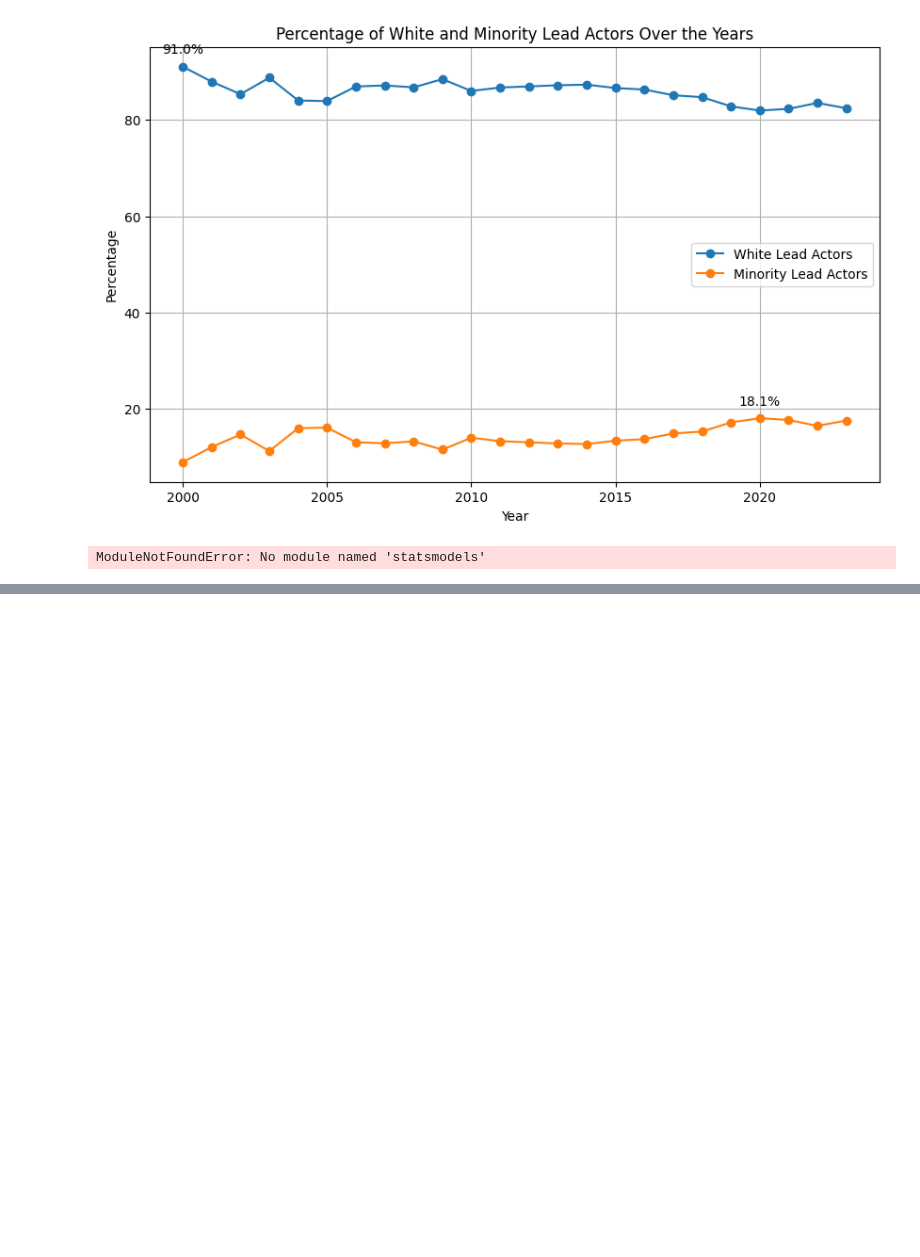
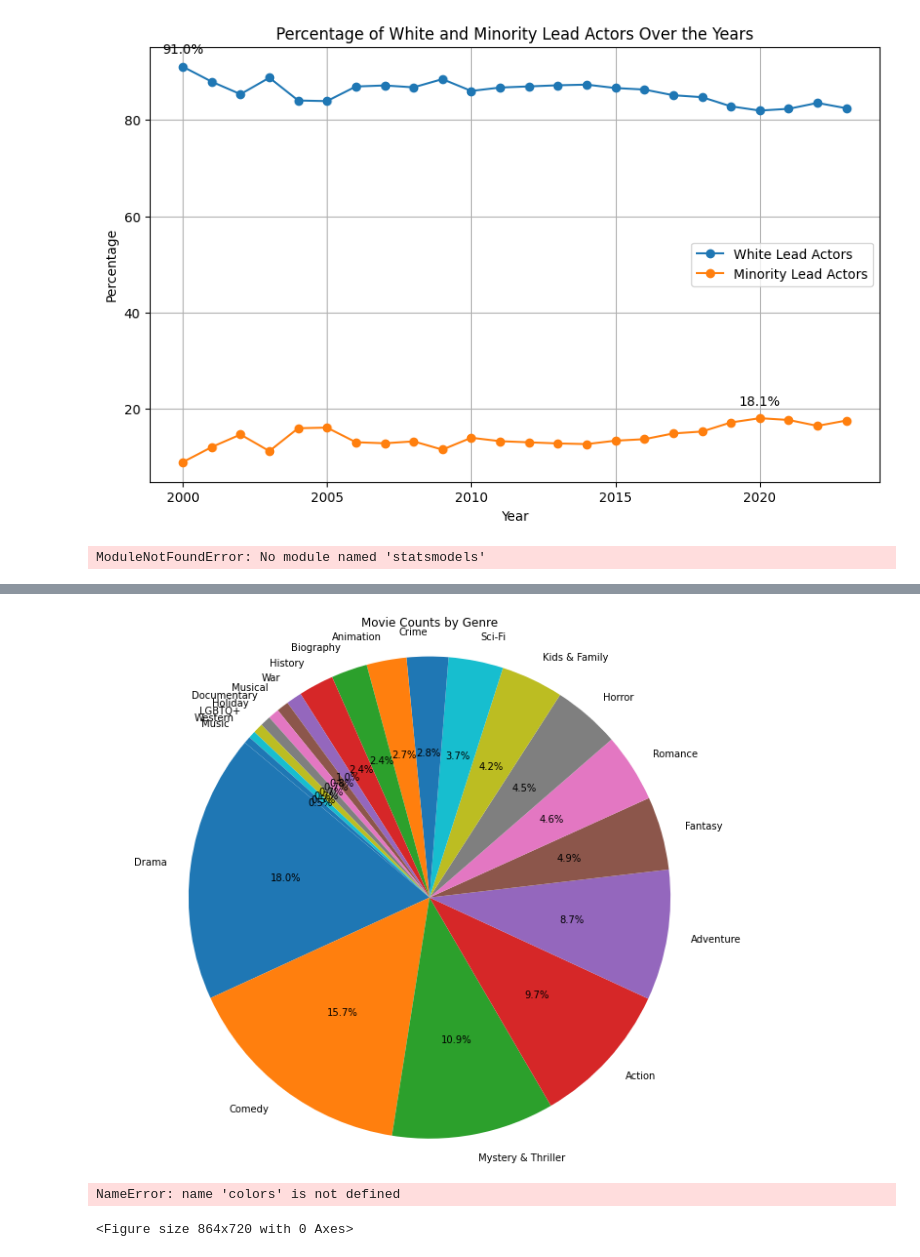
Before and after one commit to Dev-Kalavadia/CSS-Final-Project, a Jupyter notebook: data_exploration.ipynb, the cells around one changed output, grey strips where cells are left out. Cells and saved outputs as stored; diff of their text form; code cells hidden in the pictures; blank space fills up the shorter version.

```diff
--- a/data_exploration.ipynb
+++ b/data_exploration.ipynb
@@ -816,0 +948,43 @@ correlation_profitability, model_profit.summary()
+# %%
+import ast
+
+# Function to safely convert string to list
+def safe_convert_to_list(string):
+    try:
+        return ast.literal_eval(string)
+    except:
+        return []
+
+# Apply the conversion to the 'genres' column
+df['genres'] = df['genres'].apply(safe_convert_to_list)
+
+# Exploding the dataframe on 'genres' to count each genre separately
+exploded_df = df.explode('genres')
+
+# Counting the number of movies in each genre
+genre_counts = exploded_df['genres'].value_counts()
+
+# Creating a pie chart
+plt.figure(figsize=(12, 10))
+plt.pie(genre_counts, labels=genre_counts.index, autopct='%1.1f%%', startangle=140)
+plt.axis('equal')  # Equal aspect ratio ensures that pie is drawn as a circle.
+plt.title('Movie Counts by Genre')
+plt.show()
+
+top_genres = genre_counts[:10]
+other_genres_sum = genre_counts[10:].sum()
+top_genres['Others'] = other_genres_sum
+
+
+# Adjusting the pie chart with bold text and a different font
+plt.figure(figsize=(12, 10))
+
+# Using a different font and making the text bold
+plt.pie(top_genres, labels=top_genres.index, autopct='%1.1f%%', startangle=140, colors=colors, textprops={'fontweight': 'bold', 'fontsize': 12, 'fontname': 'Arial'})
+plt.axis('equal')  # Equal aspect ratio ensures that pie is drawn as a circle.
+plt.title('Top 10 Movie Genres and Others', fontweight='bold', fontsize=14, fontname='Arial')
+plt.show()
+# %% [output]
+[figure, added]
+NameError: name 'colors' is not defined
+<Figure size 864x720 with 0 Axes>
```
Also changed, not shown: parts of 13 cells of this notebook, 6 other files.
